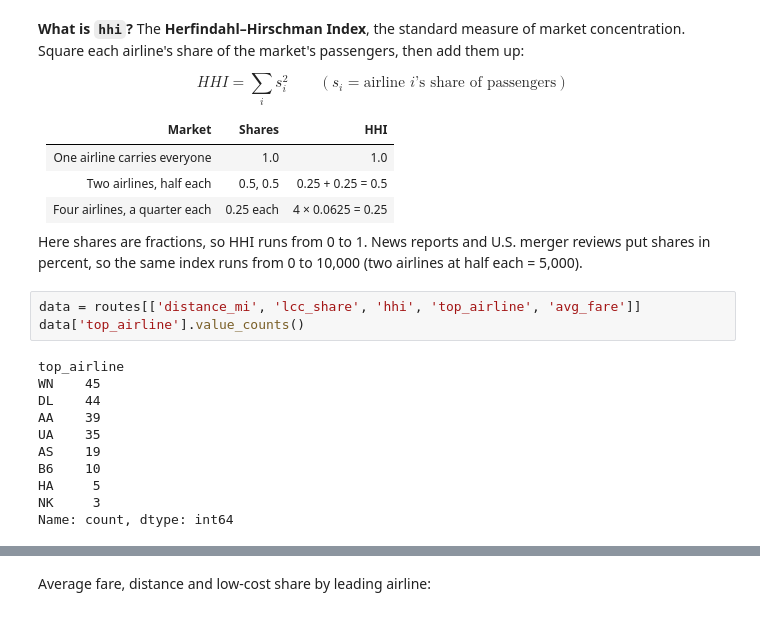
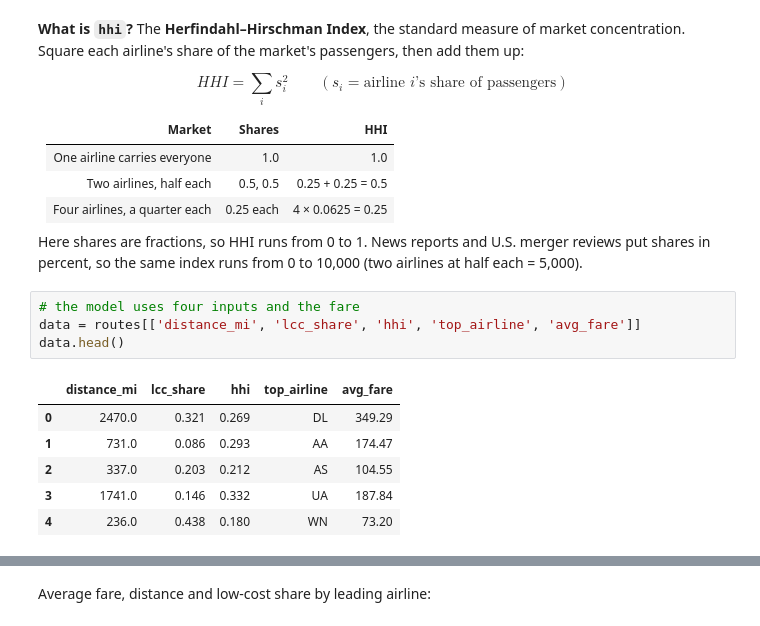
Before and after one commit to kjmobile/lb2, a Jupyter notebook: 2_LM_Multiple_Regression_one_hot_encoding_Airfares_all.ipynb, the cells around one changed output, grey strips where cells are left out. Saved outputs shown, nothing was run; the diff lists cells and outputs as text.

Commit message:
Notebook 2: column selection in its own cell, with a comment saying these are the model's inputs and the fare

```diff
--- a/2_LM_Multiple_Regression_one_hot_encoding_Airfares_all.ipynb
+++ b/2_LM_Multiple_Regression_one_hot_encoding_Airfares_all.ipynb
@@ -66,16 +66,13 @@ $$HHI = \sum_i s_i^2 \qquad (s_i = \text{airline } i\text{'s share of passengers
 Here shares are fractions, so HHI runs from 0 to 1. News reports and U.S. merger reviews put shares in percent,
 so the same index runs from 0 to 10,000 (two airlines at half each = 5,000).
 # %%
+# the model uses four inputs and the fare
 data = routes[['distance_mi', 'lcc_share', 'hhi', 'top_airline', 'avg_fare']]
-data['top_airline'].value_counts()
+data.head()
 # %% [output]
-top_airline
-WN    45
-DL    44
-AA    39
-UA    35
-AS    19
-B6    10
-HA     5
-NK     3
-Name: count, dtype: int64
+|  | distance_mi | lcc_share | hhi | top_airline | avg_fare |
+| 0 | 2470.0 | 0.321 | 0.269 | DL | 349.29 |
+| 1 | 731.0 | 0.086 | 0.293 | AA | 174.47 |
+| 2 | 337.0 | 0.203 | 0.212 | AS | 104.55 |
+| 3 | 1741.0 | 0.146 | 0.332 | UA | 187.84 |
+| 4 | 236.0 | 0.438 | 0.180 | WN | 73.20 |
```
Also changed, not shown: parts of 1 cell of this notebook, 1 other file.
